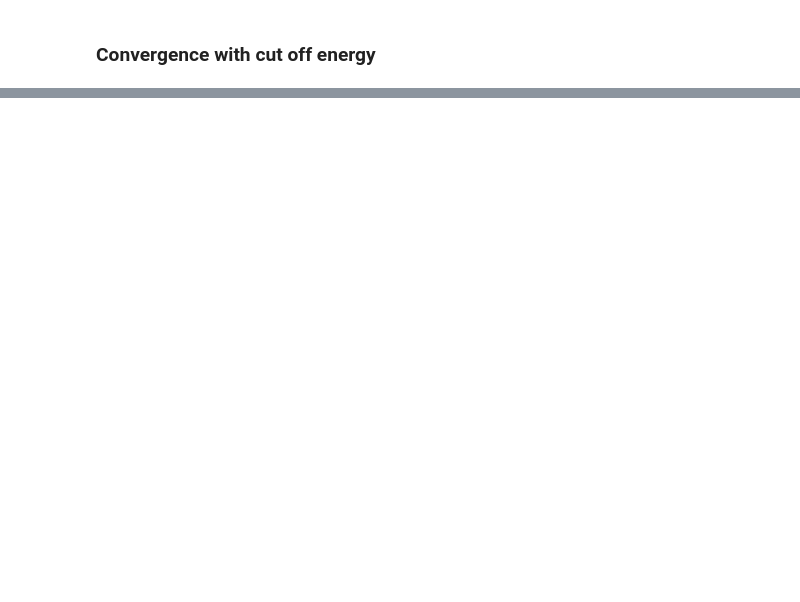
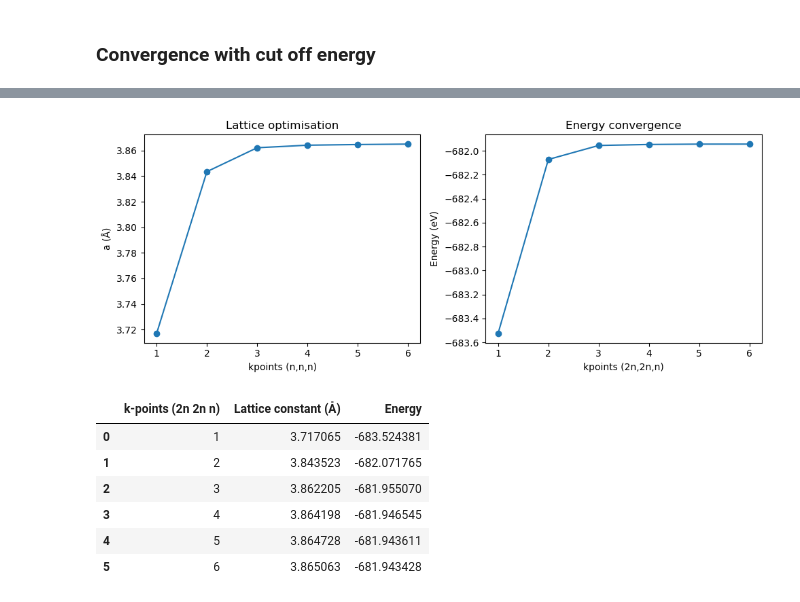
Before and after one commit to srschofield/SRSCALCUTILS, a Jupyter notebook: notebooks/si_lat_001_apollo.ipynb, the cells around one changed output, grey strips where cells are left out. Cells and saved outputs as stored; diff of their text form; code cells hidden in the pictures; blank space fills up the shorter version.

```diff
--- a/notebooks/si_lat_001_apollo.ipynb
+++ b/notebooks/si_lat_001_apollo.ipynb
@@ -137,0 +258,72 @@ print("Files:", os.listdir())
+# %%
+var_list = [1,2,3,4,5,6]
+params['cut_off_energy'] = 700
+
+a_list = []
+energy_list = []
+
+for var in var_list:
+    kpoints_mp_grid = np.array([2*var,2*var,var])
+
+    filename = f"silicon-kk-{2*var}"
+    castep_path = job_path / f"{filename}.castep"
+
+    print('=' * 80 + f'\nCASTEP file: {castep_path}\n' + '=' * 80 + '\n')
+
+    _ = ct.write_param_file(
+        params,
+        title = title,
+        filename=filename,
+        path=job_path,
+        display_file=False
+        )
+
+    _ = ct.write_cell_file(
+        title = title,
+        path=job_path,
+        filename=filename,
+        na=na,
+        nb=nb,
+        nc=nc,
+        lattice_cart=lattice_cart,
+        positions_frac=positions_frac,
+        constraints=constraints,
+        fix_all_ions=True,
+        symmetry_generate=symmetry_generate,
+        symmetry_tol = symmetry_tol,
+        kpoints_mp_grid=kpoints_mp_grid,
+        display_file=False
+    )
+
+    if str(module_path) == '/hpc/srs/Python/modules':
+        !bash -l -c "mpirun -np {cores} castep.mpi {filename}"
+    else:
+        !zsh -l -c "castepmpi {filename}"
+
+    unit_cell, a, b, c, alpha, beta, gamma = ct.get_final_lattice_parameters(castep_path)
+    energy_optimisation = ct.get_LBFGS_energies(castep_path)
+    energies = [val for _, val in energy_optimisation]
+    energy = energies[-1]
+
+    # parse out `a` and final `energy`
+    a_list.append(a)
+    energy_list.append(energy)
+
+fig, (ax1, ax2) = plt.subplots(1, 2, figsize=(10,4))
+
+# redraw lattice‐constant plot
+ax1.clear()
+ax1.plot(var_list[:len(a_list)], a_list, marker='o')
+ax1.set(xlabel='kpoints (n,n,n)', ylabel='a (Å)', title='Lattice optimisation')
+
+# redraw energy plot
+ax2.clear()
+ax2.plot(var_list[:len(energy_list)], energy_list, marker='o')
+ax2.set(xlabel='kpoints (2n,2n,n)', ylabel='Energy (eV)', title='Energy convergence')
+
+fig.tight_layout()
+display(fig)
+
+df = pd.DataFrame({"k-points (2n 2n n)": var_list,"Lattice constant (Å)": a_list,"Energy": energy_list,})
+display( df)
+# %% [output]
@@ -137,0 +349,8 @@ print("Files:", os.listdir())
+[figure, added]
+|  | k-points (2n 2n n) | Lattice constant (Å) | Energy |
+| 0 | 1 | 3.717065 | -683.524381 |
+| 1 | 2 | 3.843523 | -682.071765 |
+| 2 | 3 | 3.862205 | -681.955070 |
+| 3 | 4 | 3.864198 | -681.946545 |
+| 4 | 5 | 3.864728 | -681.943611 |
+| 5 | 6 | 3.865063 | -681.943428 |
```
Also changed, not shown: parts of 20 cells of this notebook, 1 other file.
